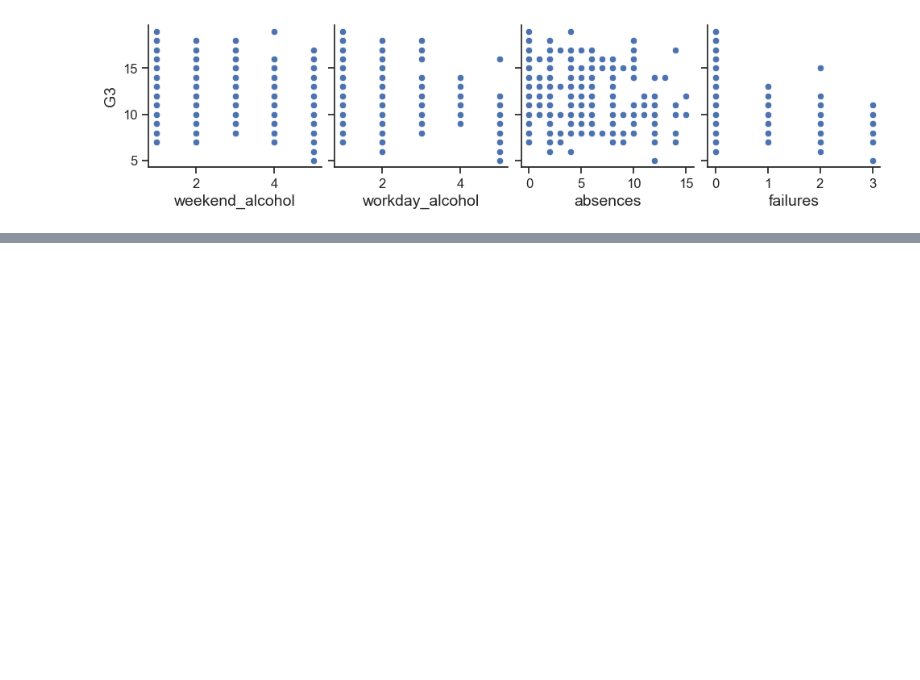
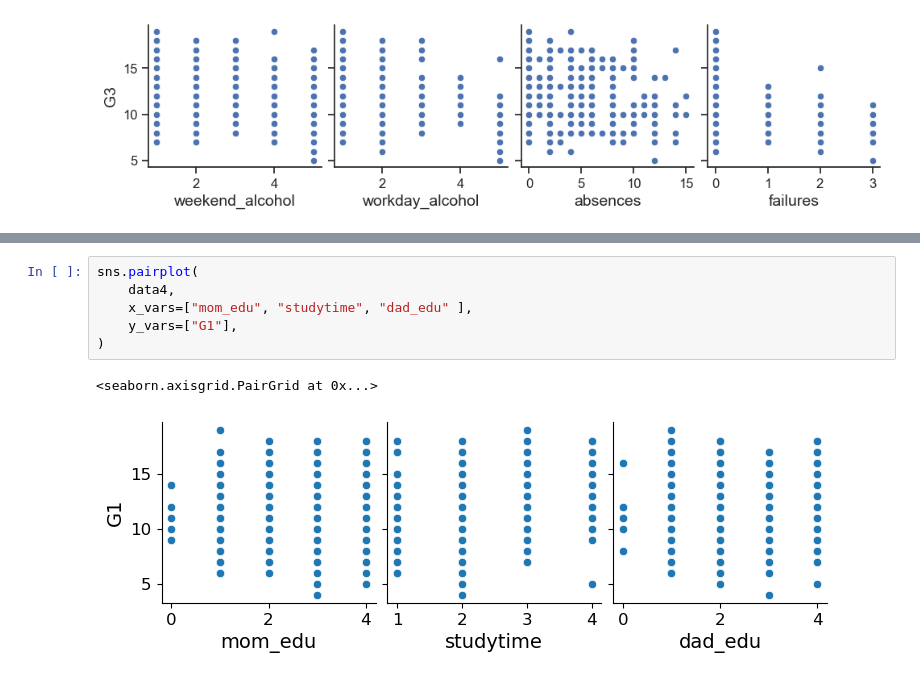
Before and after one commit to sk2003hw/Data-Mining-and-Machine-Learning-Portfolio, a Jupyter notebook: Lab 2.ipynb, the cells around one changed output, grey strips where cells are left out. Drawn from its saved outputs; the diff is of its cells as text; blank space fills up the shorter version.

```diff
--- a/Lab 2.ipynb
+++ b/Lab 2.ipynb
@@ -709,0 +777,9 @@ sns.pairplot(
+# %%
+sns.pairplot(
+    data4,
+    x_vars=["mom_edu", "studytime", "dad_edu" ],
+    y_vars=["G1"],
+)
+# %% [output]
+<seaborn.axisgrid.PairGrid at 0x...>
+[figure, added]
```
Also changed, not shown: parts of 5 cells of this notebook.
